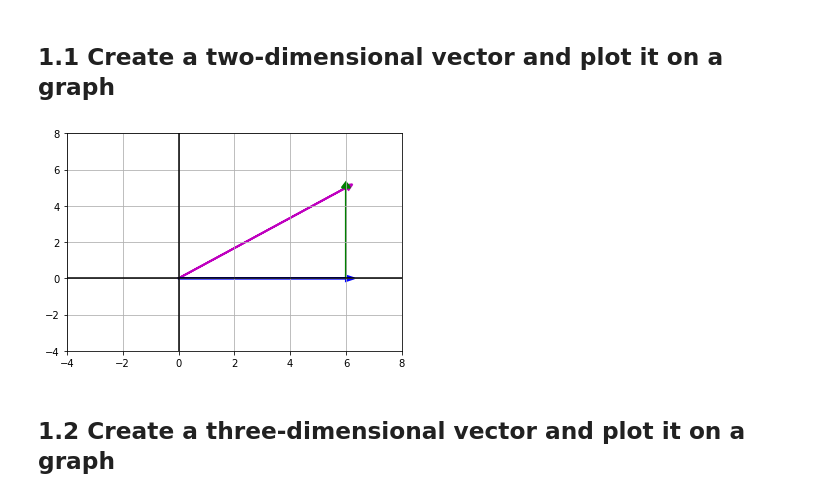
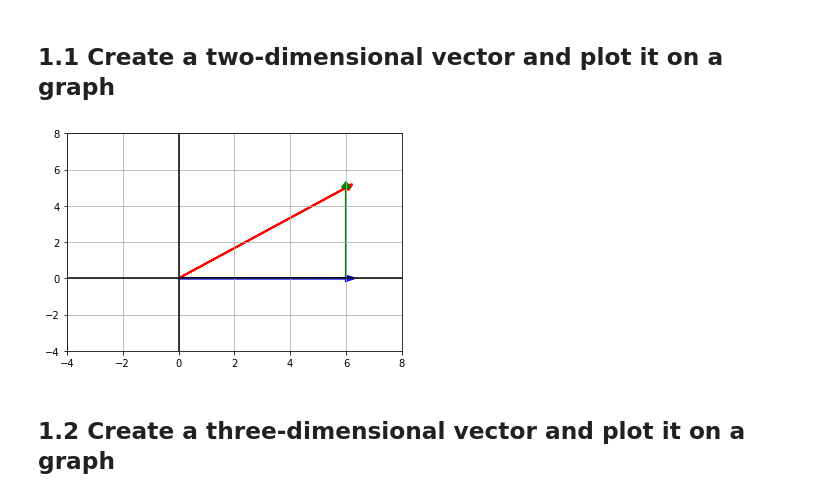
Before and after one commit to ChristianJJohnson/DS-Unit-1-Sprint-3-Linear-Algebra, a Jupyter notebook: module1-vectors-and-matrices/LS_DS_131_Vectors_and_Matrices_Assignment.ipynb, the cells around one changed output. Cells and saved outputs as stored; diff of their text form; code cells hidden in the pictures.

```diff
--- a/module1-vectors-and-matrices/LS_DS_131_Vectors_and_Matrices_Assignment.ipynb
+++ b/module1-vectors-and-matrices/LS_DS_131_Vectors_and_Matrices_Assignment.ipynb
@@ -15,28 +15,28 @@ vecC = [0,5]
 # %%
 fig, ax = plt.subplots()
 ax.grid()
 plt.xlim(-4, 8)
 plt.ylim(-4, 8)
-for vecColor ,vector in [('m', vecA), ('b', vecB)]:
+for vecColor ,vector in [('r', vecA), ('b', vecB)]:
     plt.arrow(0,0,
             vector[0],
             vector[1],
             head_width=.3,
             head_length=.3,
             linewidth=2,
             color=vecColor);
 plt.arrow(6,0,
         vecC[0],
         vecC[1],
         head_width=.3,
         head_length=.3,
         linewidth=2,
         color= 'g');
 ax.axhline(y=0, color='k')
 ax.axvline(x=0, color='k')
 plt.show;
 # %% [output]
-[figure, old version]
+[figure, new version]
 # %% [markdown]
 ## 1.2 Create a three-dimensional vector and plot it on a graph
 # %%
```
Also changed, not shown: parts of 12 cells of this notebook.
